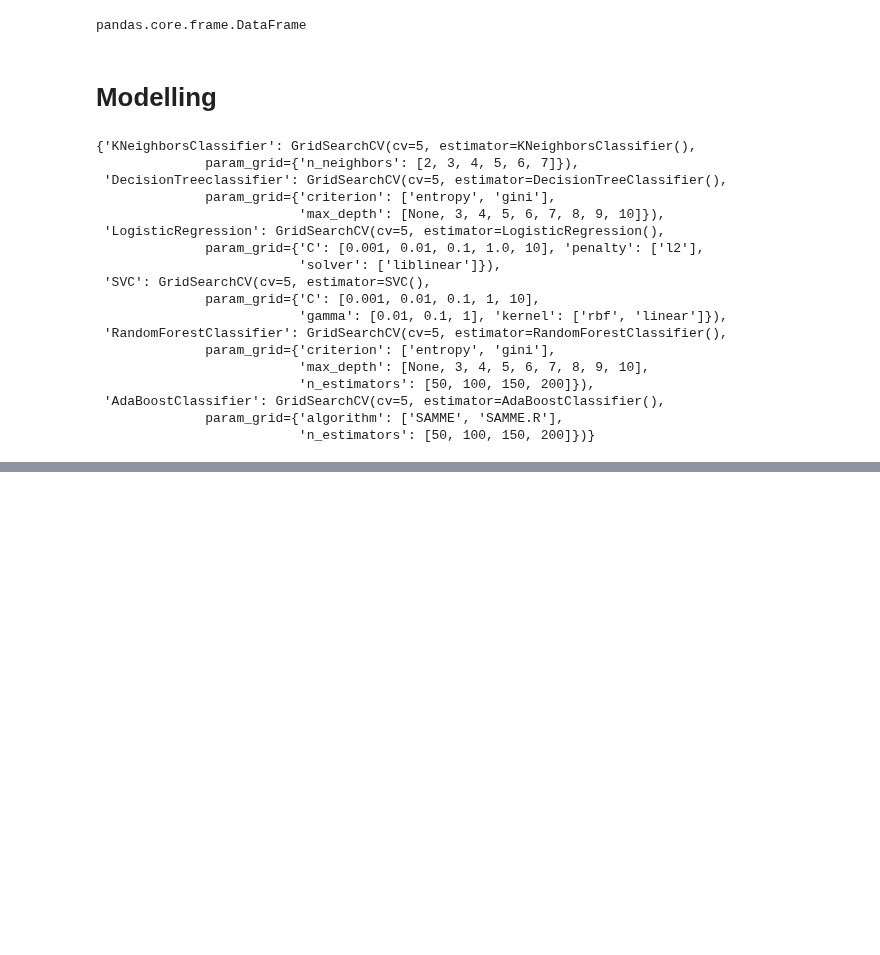
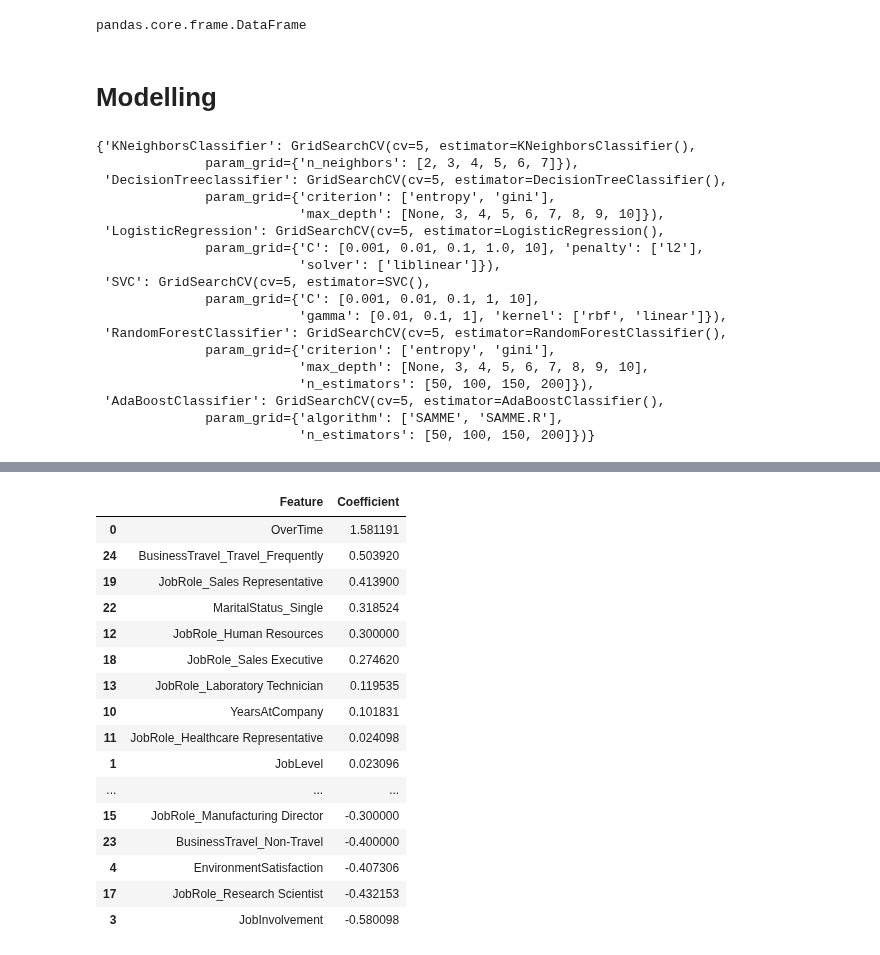
Before and after one commit to Technocolabs100/Employee-Attrition-Analysis-and-Turnover-Predictions, a Jupyter notebook: Attrition Notebook/Attrition_prediction.ipynb, the cells around one changed output, grey strips where cells are left out. Drawn from its saved outputs; the diff is of its cells as text; code cells hidden in the pictures; blank space fills up the shorter version.

```diff
--- a/Attrition Notebook/Attrition_prediction.ipynb
+++ b/Attrition Notebook/Attrition_prediction.ipynb
@@ -726,0 +800,26 @@ for cle, valeur in Grid.items():
+# %%
+coef_svc = np.ravel(Grid["SVC"].best_estimator_.coef_)
+# %%
+coef_svc_df = pd.DataFrame({'Feature': X_train.columns, 'Coefficient': coef_svc})
+# %%
+coef_svc_df.sort_values("Coefficient", ascending = False, inplace = True)
+# %%
+coef_svc_df
+# %% [output]
+|  | Feature | Coefficient |
+| 0 | OverTime | 1.581191 |
+| 24 | BusinessTravel_Travel_Frequently | 0.503920 |
+| 19 | JobRole_Sales Representative | 0.413900 |
+| 22 | MaritalStatus_Single | 0.318524 |
+| 12 | JobRole_Human Resources | 0.300000 |
+| 18 | JobRole_Sales Executive | 0.274620 |
+| 13 | JobRole_Laboratory Technician | 0.119535 |
+| 10 | YearsAtCompany | 0.101831 |
+| 11 | JobRole_Healthcare Representative | 0.024098 |
+| 1 | JobLevel | 0.023096 |
+| ... | ... | ... |
+| 15 | JobRole_Manufacturing Director | -0.300000 |
+| 23 | BusinessTravel_Non-Travel | -0.400000 |
+| 4 | EnvironmentSatisfaction | -0.407306 |
+| 17 | JobRole_Research Scientist | -0.432153 |
+| 3 | JobInvolvement | -0.580098 |
```
Also changed, not shown: parts of 26 cells of this notebook.
